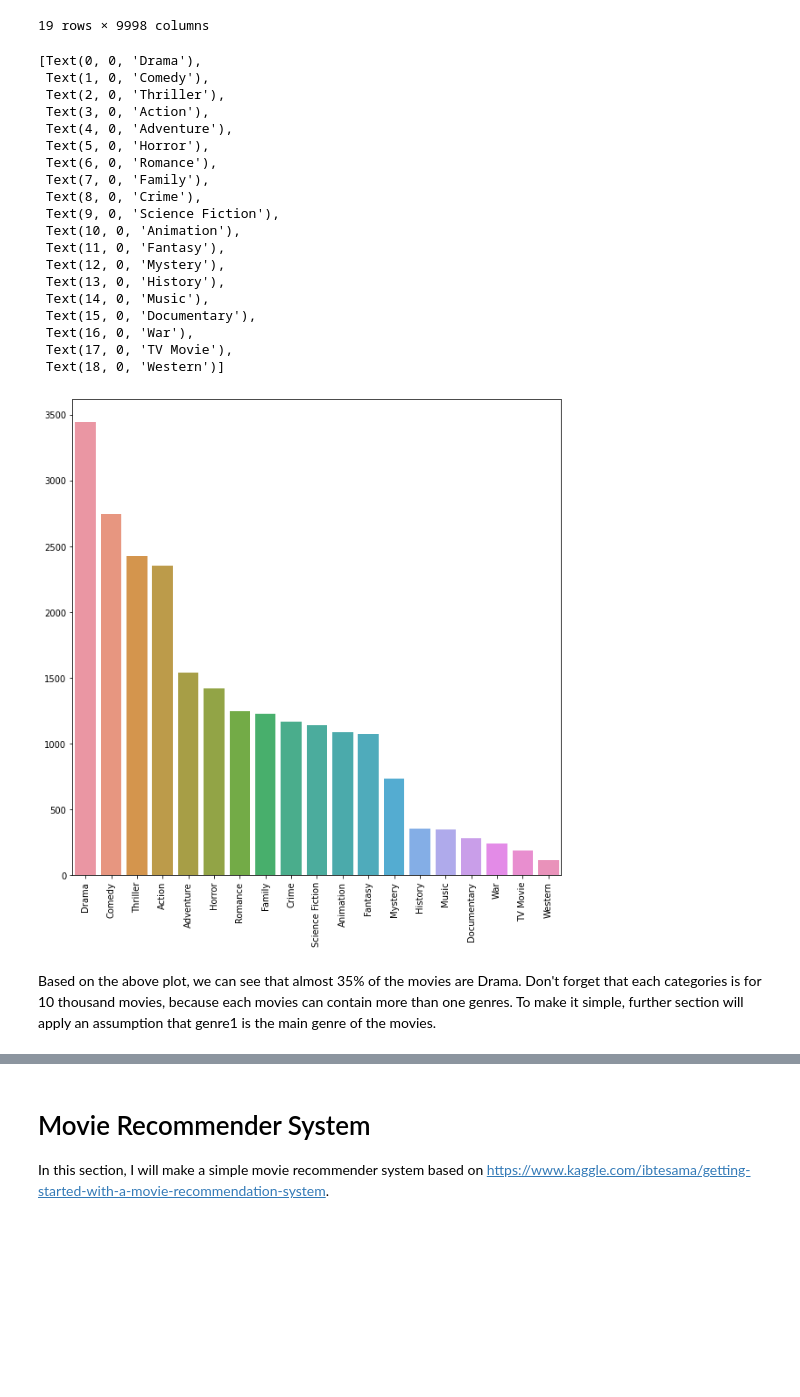
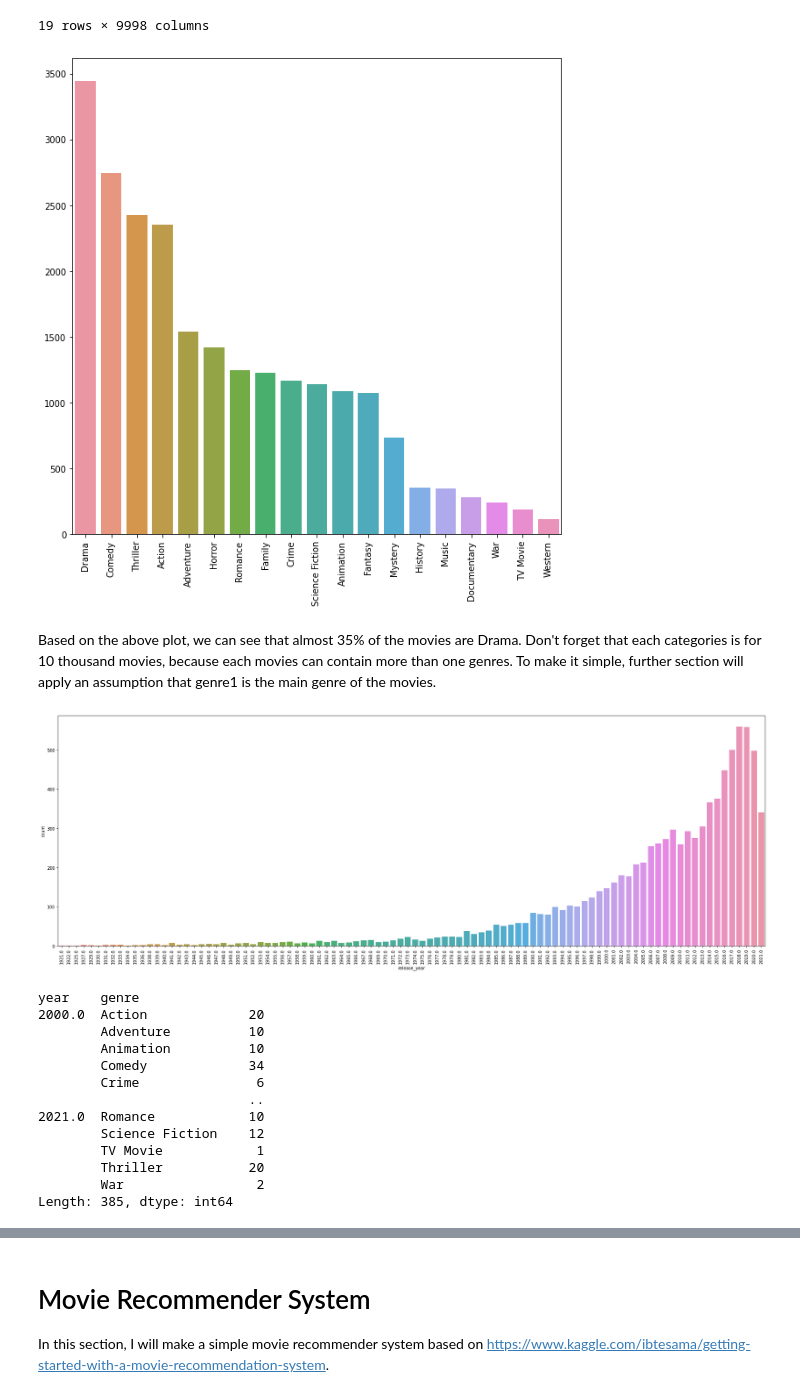
Before and after one commit to Ndhel97/TMDB_Movies_Data_Analysis, a Jupyter notebook: tmdb_movies_data_analysis.ipynb, the cells around one changed output, grey strips where cells are left out. Cells and saved outputs as stored; diff of their text form; code cells hidden in the pictures; blank space fills up the shorter version.

Commit message:
data visualization using dates

```diff
--- a/tmdb_movies_data_analysis.ipynb
+++ b/tmdb_movies_data_analysis.ipynb
@@ -364,27 +364,18 @@ values = df_gen.values.flatten()
 
 plt.figure(figsize=(10, 10))
 ax = sns.barplot(x = df_gen.index,y=values)
-ax.set_xticklabels(ax.get_xticklabels(),rotation=90)
+ax = ax.set_xticklabels(ax.get_xticklabels(),rotation=90)
 # %% [output]
-[Text(0, 0, 'Drama'),
- Text(1, 0, 'Comedy'),
- Text(2, 0, 'Thriller'),
- Text(3, 0, 'Action'),
- Text(4, 0, 'Adventure'),
- Text(5, 0, 'Horror'),
- Text(6, 0, 'Romance'),
- Text(7, 0, 'Family'),
- Text(8, 0, 'Crime'),
- Text(9, 0, 'Science Fiction'),
- Text(10, 0, 'Animation'),
- Text(11, 0, 'Fantasy'),
- Text(12, 0, 'Mystery'),
- Text(13, 0, 'History'),
- Text(14, 0, 'Music'),
- Text(15, 0, 'Documentary'),
- Text(16, 0, 'War'),
- Text(17, 0, 'TV Movie'),
- Text(18, 0, 'Western')]
 [figure]
 # %% [markdown]
 Based on the above plot, we can see that almost 35% of the movies are Drama. Don't forget that each categories is for 10 thousand movies, because each movies can contain more than one genres. To make it simple, further section will apply an assumption that genre1 is the main genre of the movies.
+# %%
+df['release_date'] = df['release_date'].astype("datetime64")
+df['release_year'] = df['release_date'].dt.year
+df['release_month'] = df['release_date'].dt.month
+
+plt.figure(figsize=(30, 10))
+ax = sns.countplot(x=df['release_year'])
+ax = ax.set_xticklabels(ax.get_xticklabels(),rotation=90)
+# %% [output]
+[figure, added]
@@ -390,0 +388,16 @@ Based on the above plot, we can see that almost 35% of the movies are Drama. Don
+# %%
+genre_by_year
+# %% [output]
+year    genre
+2000.0  Action             20
+        Adventure          10
+        Animation          10
+        Comedy             34
+        Crime               6
+                           ..
+2021.0  Romance            10
+        Science Fiction    12
+        TV Movie            1
+        Thriller           20
+        War                 2
+Length: 385, dtype: int64
```
Also changed, not shown: parts of 7 cells of this notebook.
